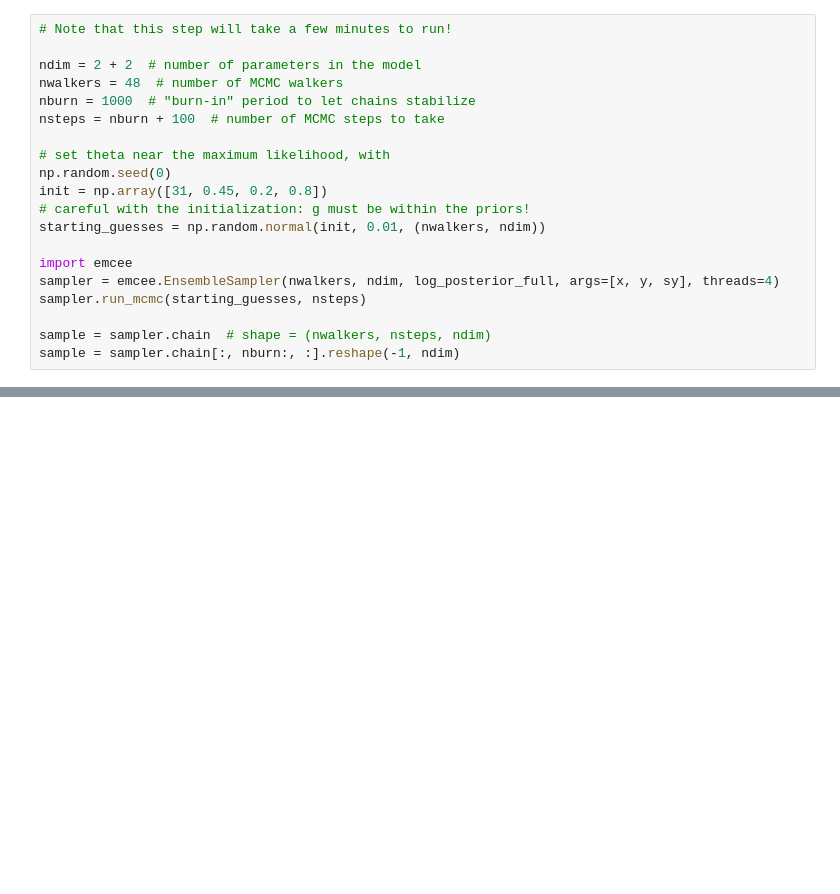
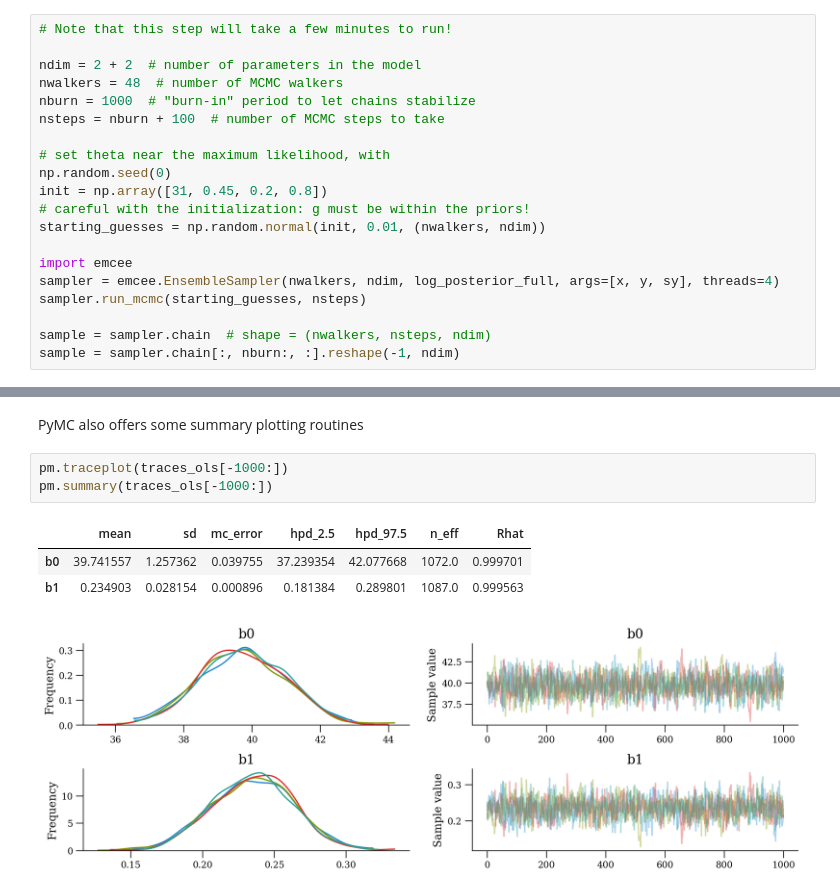
Before and after one commit to mfouesneau/HGSFP, a Jupyter notebook: straighlinefit.ipynb, the cells around one changed output, grey strips where cells are left out. Cells and saved outputs as stored; diff of their text form; blank space fills up the shorter version.

```diff
--- a/straighlinefit.ipynb
+++ b/straighlinefit.ipynb
@@ -492,0 +567,10 @@ plt.hlines([0.5], *plt.xlim());
+# %% [markdown]
+PyMC also offers some summary plotting routines
+# %%
+pm.traceplot(traces_ols[-1000:])
+pm.summary(traces_ols[-1000:])
+# %% [output]
+|  | mean | sd | mc_error | hpd_2.5 | hpd_97.5 | n_eff | Rhat |
+| b0 | 39.741557 | 1.257362 | 0.039755 | 37.239354 | 42.077668 | 1072.0 | 0.999701 |
+| b1 | 0.234903 | 0.028154 | 0.000896 | 0.181384 | 0.289801 | 1087.0 | 0.999563 |
+[figure, added]
```
Also changed, not shown: parts of 32 cells of this notebook.
